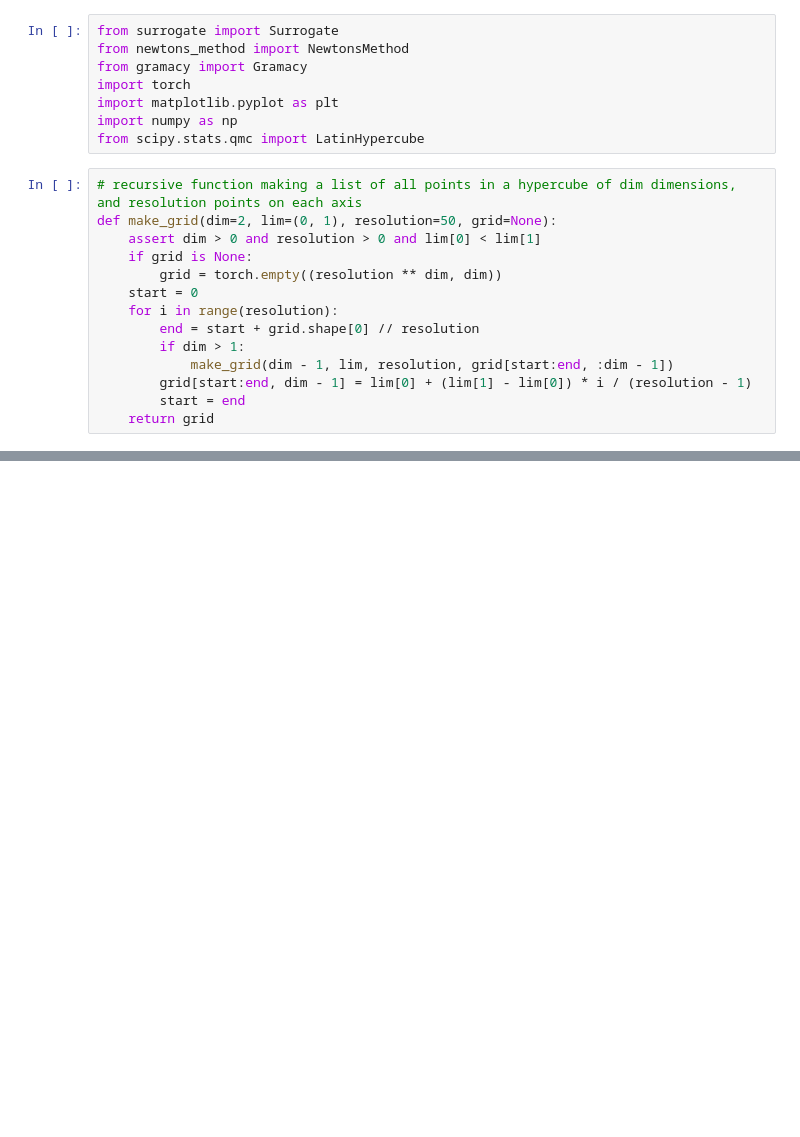
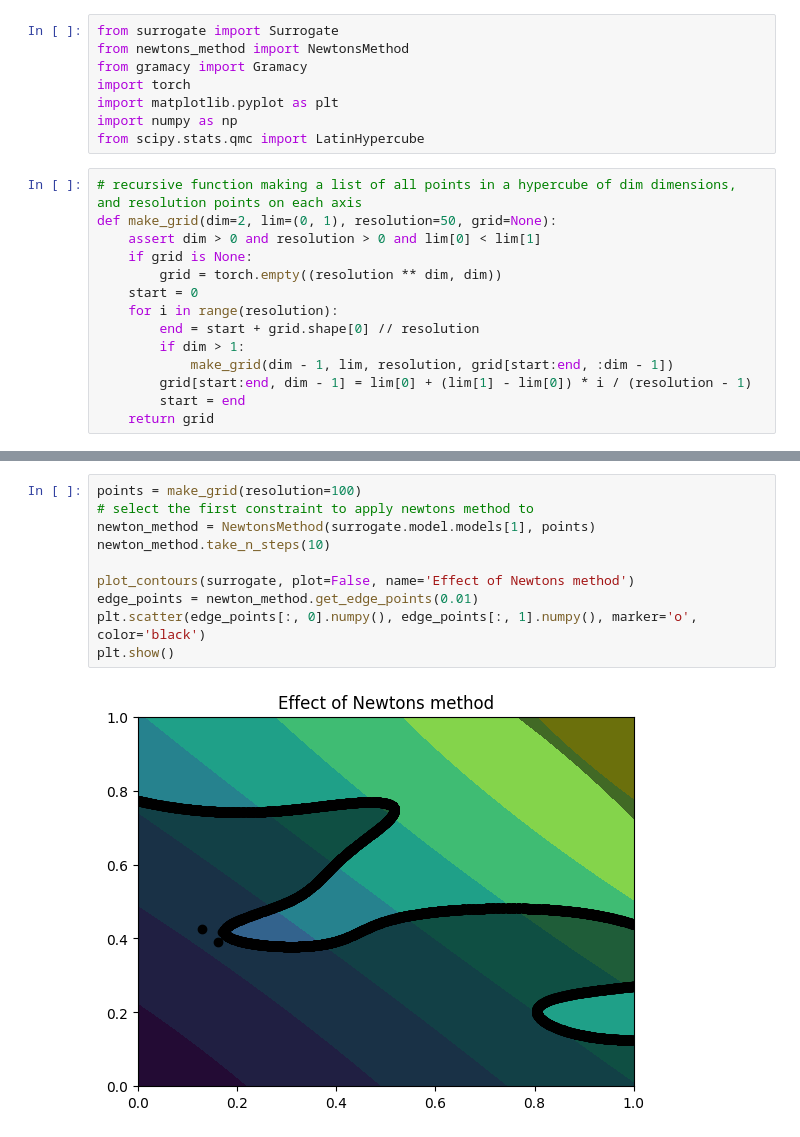
Before and after one commit to Lucas-de-Man/masters_thesis, a Jupyter notebook: sampling_visualisation/main.ipynb, the cells around one changed output, grey strips where cells are left out. Saved outputs shown, nothing was run; the diff lists cells and outputs as text; blank space fills up the shorter version.

```diff
--- a/sampling_visualisation/main.ipynb
+++ b/sampling_visualisation/main.ipynb
@@ -58,0 +62,12 @@ torch.float64
+# %%
+points = make_grid(resolution=100)
+# select the first constraint to apply newtons method to
+newton_method = NewtonsMethod(surrogate.model.models[1], points)
+newton_method.take_n_steps(10)
+
+plot_contours(surrogate, plot=False, name='Effect of Newtons method')
+edge_points = newton_method.get_edge_points(0.01)
+plt.scatter(edge_points[:, 0].numpy(), edge_points[:, 1].numpy(), marker='o', color='black')
+plt.show()
+# %% [output]
+[figure, added]
```
Also changed, not shown: parts of 4 cells of this notebook.
